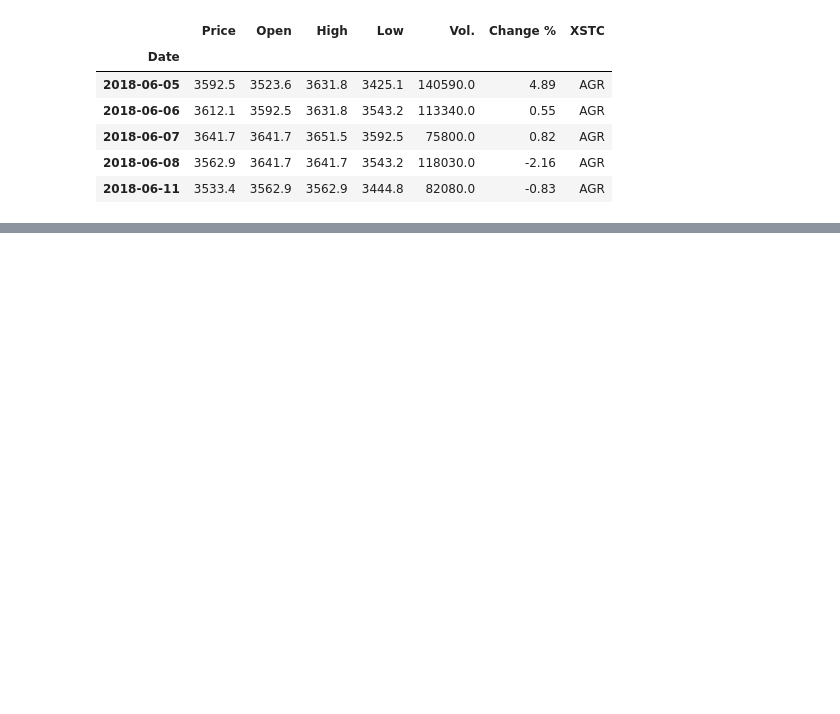
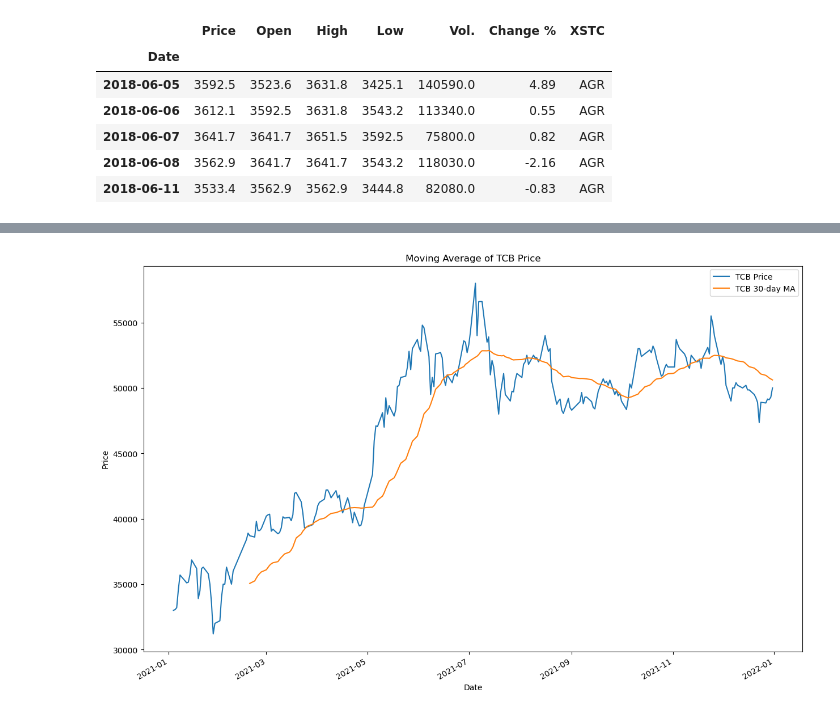
Before and after one commit to HTNam1710/DataViz_Lab02, a Jupyter notebook: 21120290_2.ipynb, the cells around one changed output, grey strips where cells are left out. Saved outputs shown, nothing was run; the diff lists cells and outputs as text; code cells hidden in the pictures; blank space fills up the shorter version.

```diff
--- a/21120290_2.ipynb
+++ b/21120290_2.ipynb
@@ -130,0 +200,4 @@ ValueError: Column "Close" NOT FOUND in Input DataFrame!
+# %%
+plot_moving_average(data_2021, 'TCB')
+# %% [output]
+[figure, added]
```
Also changed, not shown: parts of 21 cells of this notebook, 1 other file.
